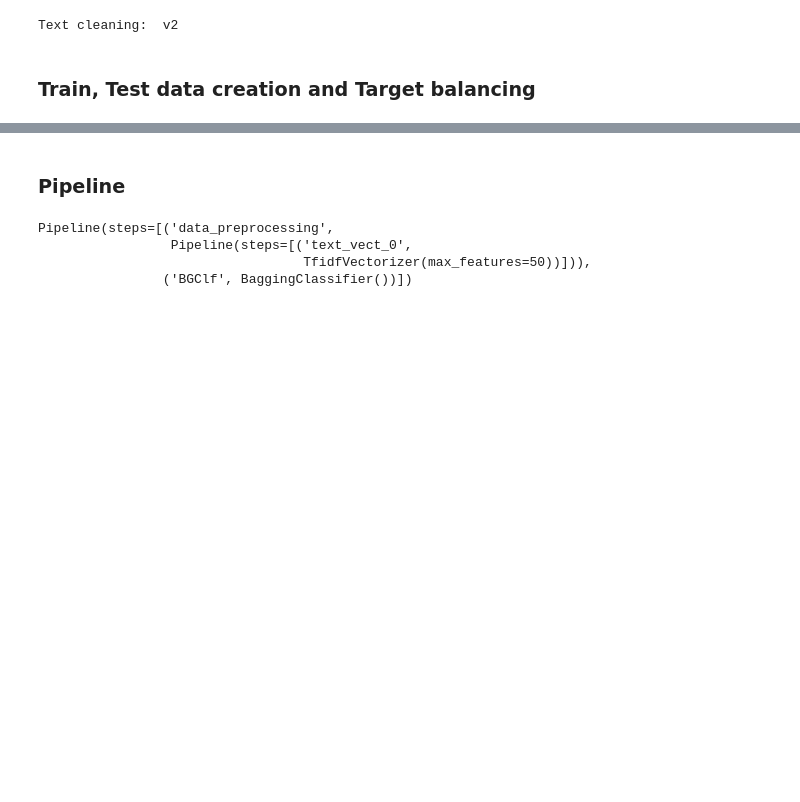
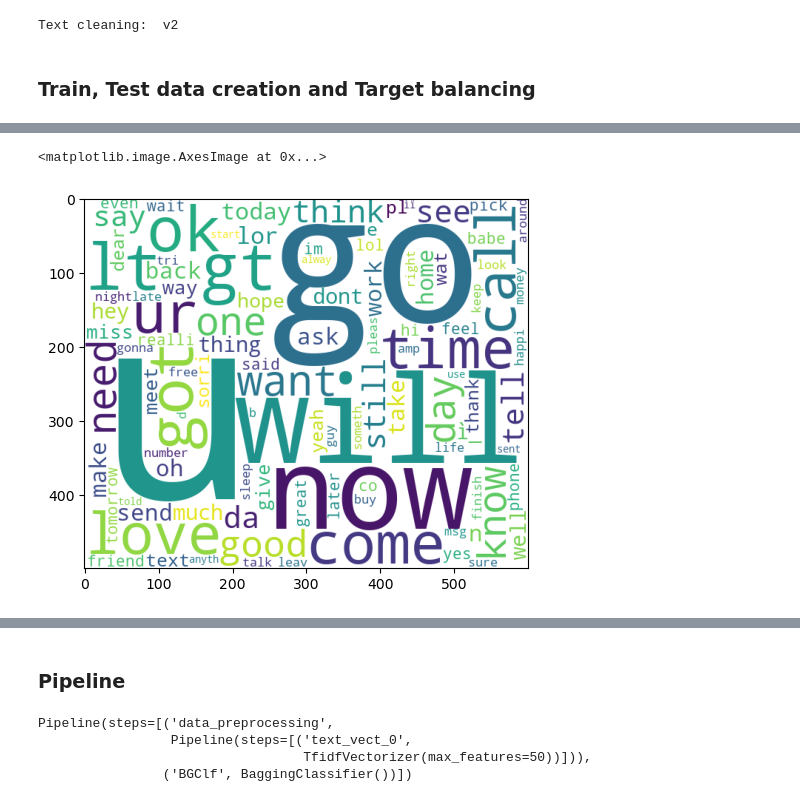
Before and after one commit to Priyanka-2607/SMS_Classification_NLP, a Jupyter notebook: NLP_Project.ipynb, the cells around one changed output, grey strips where cells are left out. Saved outputs shown, nothing was run; the diff lists cells and outputs as text; code cells hidden in the pictures; blank space fills up the shorter version.

```diff
--- a/NLP_Project.ipynb
+++ b/NLP_Project.ipynb
@@ -169,0 +218,10 @@ Class spam samples in the training set: 4334
+# %%
+from wordcloud import WordCloud
+
+wc = WordCloud(width=600, height=500, min_font_size=12, background_color="white")
+# %%
+ham_wc = wc.generate(updated_df[updated_df[model_target]==0][model_feature].str.cat(sep=" "))
+plt.imshow(ham_wc)
+# %% [output]
+<matplotlib.image.AxesImage at 0x...>
+[figure, added]
```
Also changed, not shown: parts of 31 cells of this notebook.
